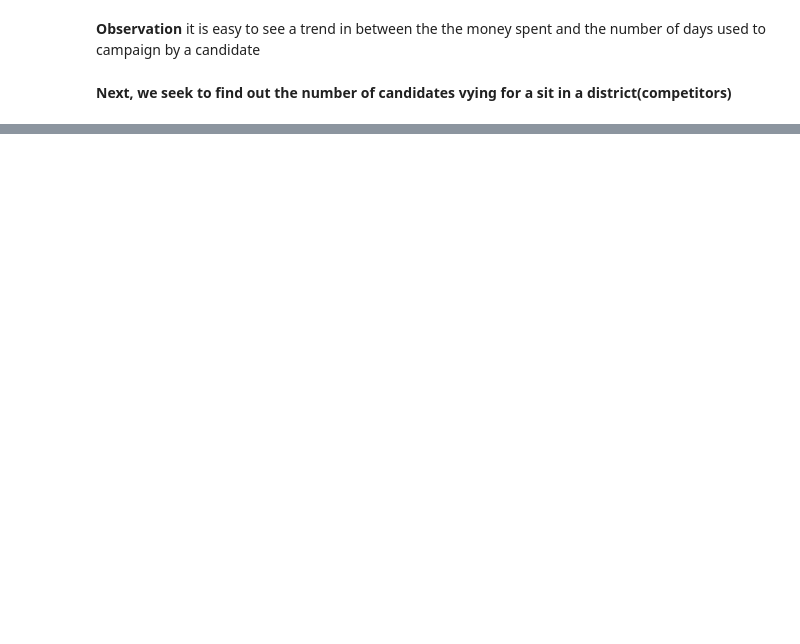
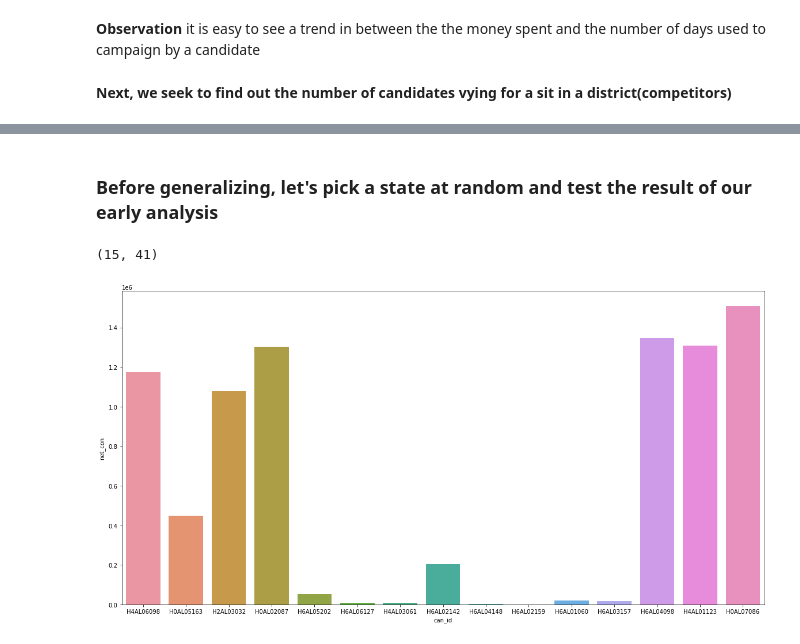
Before and after one commit to josephdickson11/campaign-finance-election-relationship, a Jupyter notebook: campaign-election-notebook.ipynb, the cells around one changed output, grey strips where cells are left out. Drawn from its saved outputs; the diff is of its cells as text; code cells hidden in the pictures; blank space fills up the shorter version.

```diff
--- a/campaign-election-notebook.ipynb
+++ b/campaign-election-notebook.ipynb
@@ -150,0 +236,12 @@ ax = sns.barplot(x="can_off_dis", y="num_of_comp", data=competitors)
+# %% [markdown]
+### Before generalizing, let's pick a state at random and test the result of our early analysis
+# %%
+al_comp = H_df.loc[H_df['can_off_sta'] == 'AL']
+al_comp.shape
+# %% [output]
+(15, 41)
+# %%
+plt.figure(figsize=(20,10))
+ax = sns.barplot(x='can_id', y='net_con', data=al_comp)
+# %% [output]
+[figure, added]
```
Also changed, not shown: parts of 21 cells of this notebook.
